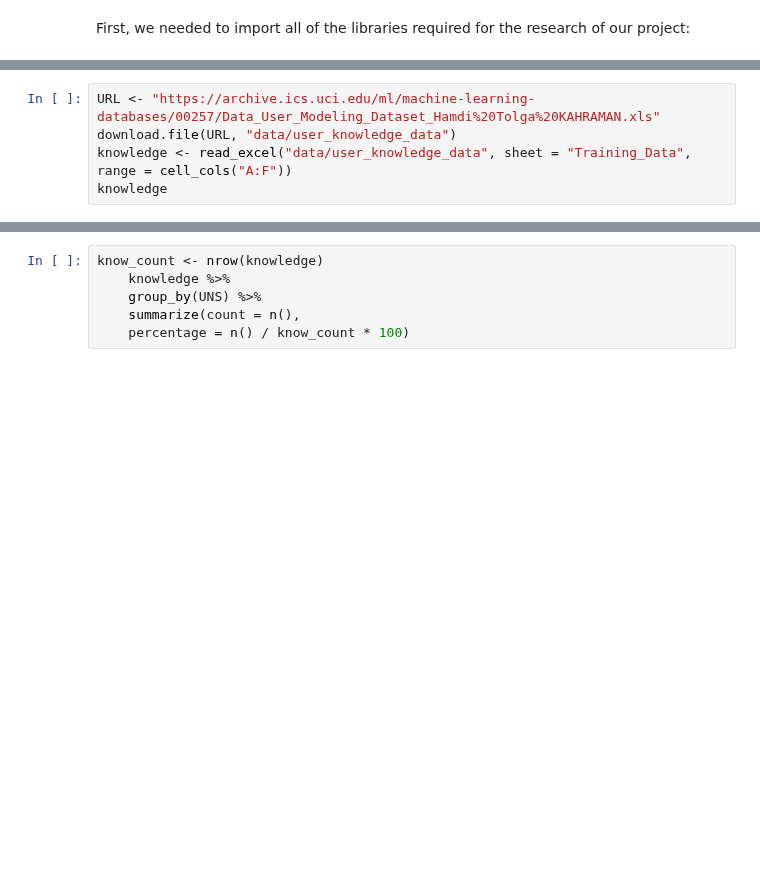
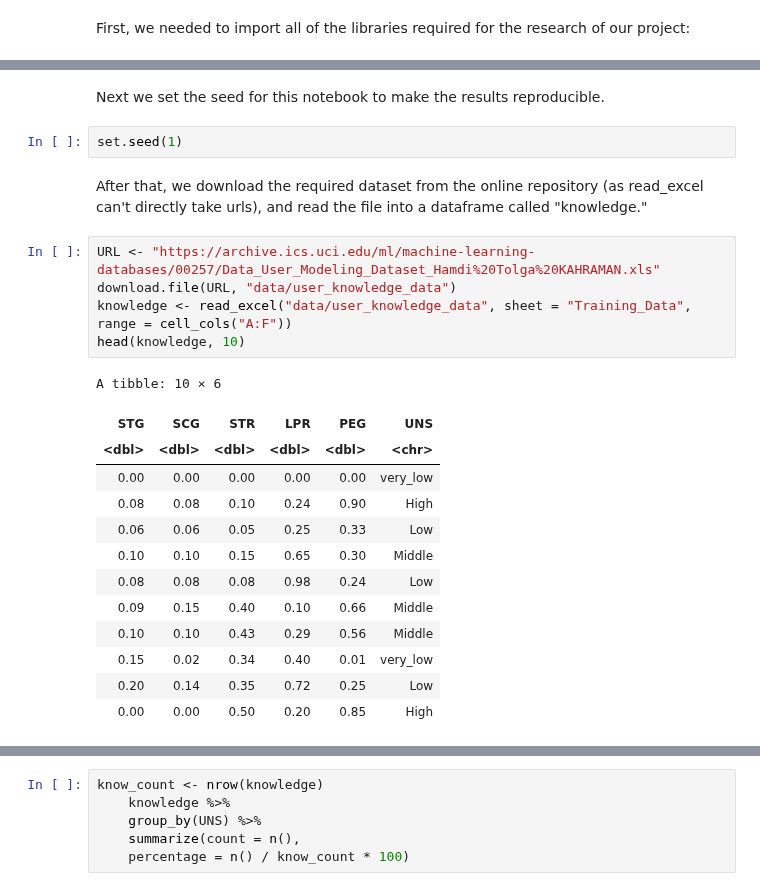
Before and after one commit to sanyad02/group-project-38, a Jupyter notebook: project.ipynb, the cells around one changed output, grey strips where cells are left out. Drawn from its saved outputs; the diff is of its cells as text; blank space fills up the shorter version.

```diff
--- a/project.ipynb
+++ b/project.ipynb
@@ -18,5 +42,25 @@ library(readxl)
+# %% [markdown]
+Next we set the seed for this notebook to make the results reproducible.
+# %%
+set.seed(1)
+# %% [markdown]
+After that, we download the required dataset from the online repository (as read_excel can't directly take urls), and read the file into a dataframe called "knowledge."
 # %%
 URL <- "https://archive.ics.uci.edu/ml/machine-learning-databases/00257/Data_User_Modeling_Dataset_Hamdi%20Tolga%20KAHRAMAN.xls"
 download.file(URL, "data/user_knowledge_data")
 knowledge <- read_excel("data/user_knowledge_data", sheet = "Training_Data", range = cell_cols("A:F"))
-knowledge
+head(knowledge, 10)
+# %% [output]
+A tibble: 10 × 6
+| STG | SCG | STR | LPR | PEG | UNS |
+| <dbl> | <dbl> | <dbl> | <dbl> | <dbl> | <chr> |
+| 0.00 | 0.00 | 0.00 | 0.00 | 0.00 | very_low |
+| 0.08 | 0.08 | 0.10 | 0.24 | 0.90 | High |
+| 0.06 | 0.06 | 0.05 | 0.25 | 0.33 | Low |
+| 0.10 | 0.10 | 0.15 | 0.65 | 0.30 | Middle |
+| 0.08 | 0.08 | 0.08 | 0.98 | 0.24 | Low |
+| 0.09 | 0.15 | 0.40 | 0.10 | 0.66 | Middle |
+| 0.10 | 0.10 | 0.43 | 0.29 | 0.56 | Middle |
+| 0.15 | 0.02 | 0.34 | 0.40 | 0.01 | very_low |
+| 0.20 | 0.14 | 0.35 | 0.72 | 0.25 | Low |
+| 0.00 | 0.00 | 0.50 | 0.20 | 0.85 | High |
```
Also changed, not shown: parts of 18 cells of this notebook.
